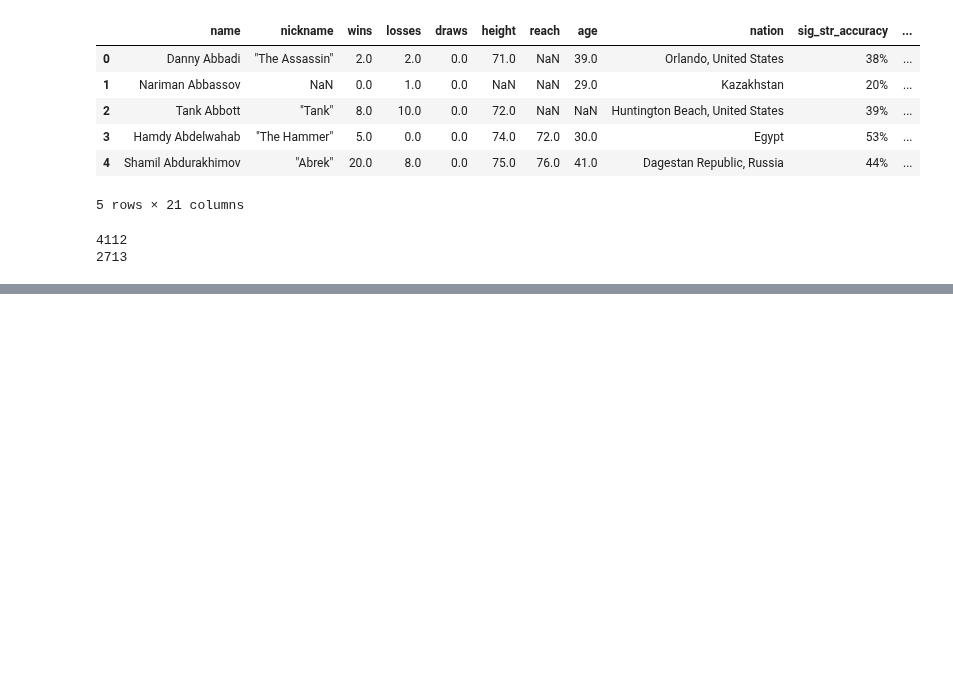
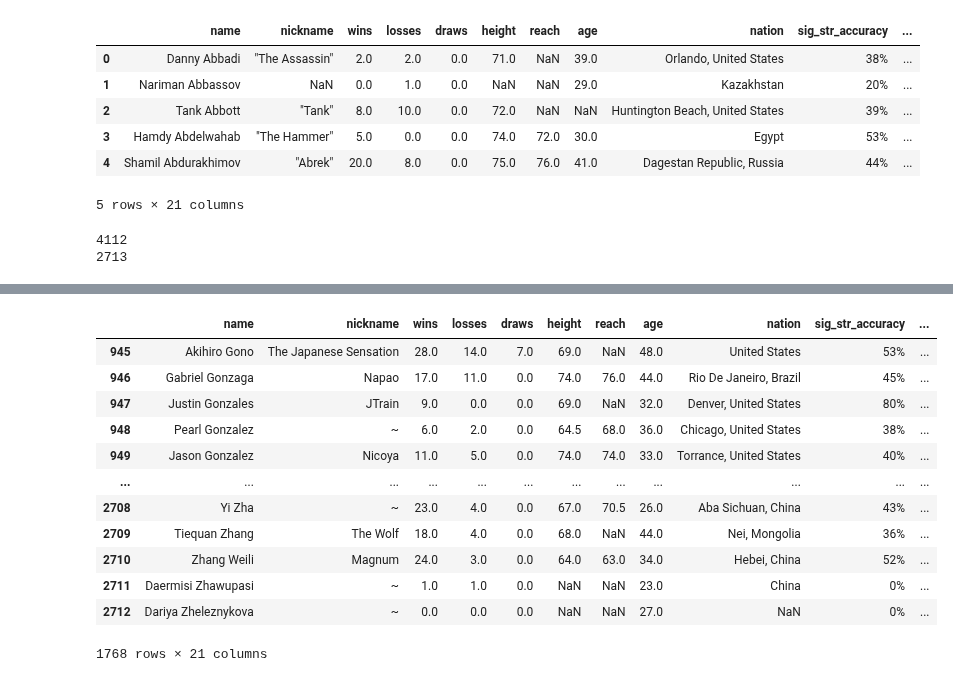
Before and after one commit to maxbraith/UFCModel, a Jupyter notebook: UFCModelGit/Data/careerDatabase.ipynb, the cells around one changed output, grey strips where cells are left out. Cells and saved outputs as stored; diff of their text form; code cells hidden in the pictures; blank space fills up the shorter version.

```diff
--- a/UFCModelGit/Data/careerDatabase.ipynb
+++ b/UFCModelGit/Data/careerDatabase.ipynb
@@ -52,0 +135,23 @@ For example, when doing 'df[col].method(value, inplace=True)', try using 'df.met
+# %%
+#clean name, nickname
+for index, row in dfAlt.iterrows():
+    name = row['name']
+    nickname = row['nickname']
+    if(isinstance(name, str)):
+        cleanName = name.replace('2', '').replace('(', '').replace('3', '').replace('ú', 'u').replace('ç', 'c').replace('Á', 'A').replace('7', '').replace('í', 'i').replace('0', '').replace('ě', 'e').replace('4', '').replace("'", '').replace('%', '').replace('"', '').replace('á', 'a').replace(',', '').replace('ć', 'c').replace('ñ', 'n').replace(')', '').replace('ł', 'l').replace('-', '').replace('8', '').replace('ê', 'e').replace('1', '').replace('ę', 'e').replace('5', '').replace('š', '').replace('”', '').replace('ř', 'r').replace('î', 'i').replace('ö', '').replace('ã', 'a').replace('ň', 'n').replace('é', 'e').replace('.', '').replace('“', '')
+        dfAlt.loc[index, 'name'] = cleanName
+    if(isinstance(nickname, str)):
+        cleanNickname = nickname.replace('2', '').replace('(', '').replace('3', '').replace('ú', 'u').replace('ç', 'c').replace('Á', 'A').replace('7', '').replace('í', 'i').replace('0', '').replace('ě', 'e').replace('4', '').replace("'", '').replace('%', '').replace('"', '').replace('á', 'a').replace(',', '').replace('ć', 'c').replace('ñ', 'n').replace(')', '').replace('ł', 'l').replace('-', '').replace('8', '').replace('ê', 'e').replace('1', '').replace('ę', 'e').replace('5', '').replace('š', '').replace('”', '').replace('ř', 'r').replace('î', 'i').replace('ö', '').replace('ã', 'a').replace('ň', 'n').replace('é', 'e').replace('.', '').replace('“', '')
+        dfAlt.loc[index, 'nickname'] = cleanNickname
+
+for index, row in dfAlt.iterrows():
+    for char in chars2rep:
+        name = row['name']
+        nickname = row['nickname']
+        if(char != '~'):
+            if(isinstance(name, str)):
+                cleanName = name.replace(char, '')
+                dfAlt.loc[index, 'name'] = cleanName
+            if(isinstance(nickname, str)):
+                cleanNickname = nickname.replace(char, '')
+                dfAlt.loc[index, 'nickname'] = cleanNickname
@@ -52,0 +174,16 @@ For example, when doing 'df[col].method(value, inplace=True)', try using 'df.met
+# %%
+dfAlt.iloc[945:]
+# %% [output]
+|  | name | nickname | wins | losses | draws | height | reach | age | nation | sig_str_accuracy | ... |
+| 945 | Akihiro Gono | The Japanese Sensation | 28.0 | 14.0 | 7.0 | 69.0 | NaN | 48.0 | United States | 53% | ... |
+| 946 | Gabriel Gonzaga | Napao | 17.0 | 11.0 | 0.0 | 74.0 | 76.0 | 44.0 | Rio De Janeiro, Brazil | 45% | ... |
+| 947 | Justin Gonzales | JTrain | 9.0 | 0.0 | 0.0 | 69.0 | NaN | 32.0 | Denver, United States | 80% | ... |
+| 948 | Pearl Gonzalez | ~ | 6.0 | 2.0 | 0.0 | 64.5 | 68.0 | 36.0 | Chicago, United States | 38% | ... |
+| 949 | Jason Gonzalez | Nicoya | 11.0 | 5.0 | 0.0 | 74.0 | 74.0 | 33.0 | Torrance, United States | 40% | ... |
+| ... | ... | ... | ... | ... | ... | ... | ... | ... | ... | ... | ... |
+| 2708 | Yi Zha | ~ | 23.0 | 4.0 | 0.0 | 67.0 | 70.5 | 26.0 | Aba Sichuan, China | 43% | ... |
+| 2709 | Tiequan Zhang | The Wolf | 18.0 | 4.0 | 0.0 | 68.0 | NaN | 44.0 | Nei, Mongolia | 36% | ... |
+| 2710 | Zhang Weili | Magnum | 24.0 | 3.0 | 0.0 | 64.0 | 63.0 | 34.0 | Hebei, China | 52% | ... |
+| 2711 | Daermisi Zhawupasi | ~ | 1.0 | 1.0 | 0.0 | NaN | NaN | 23.0 | China | 0% | ... |
+| 2712 | Dariya Zheleznykova | ~ | 0.0 | 0.0 | 0.0 | NaN | NaN | 27.0 | NaN | 0% | ... |
+1768 rows × 21 columns
```
Also changed, not shown: parts of 18 cells of this notebook, 2 other files.
